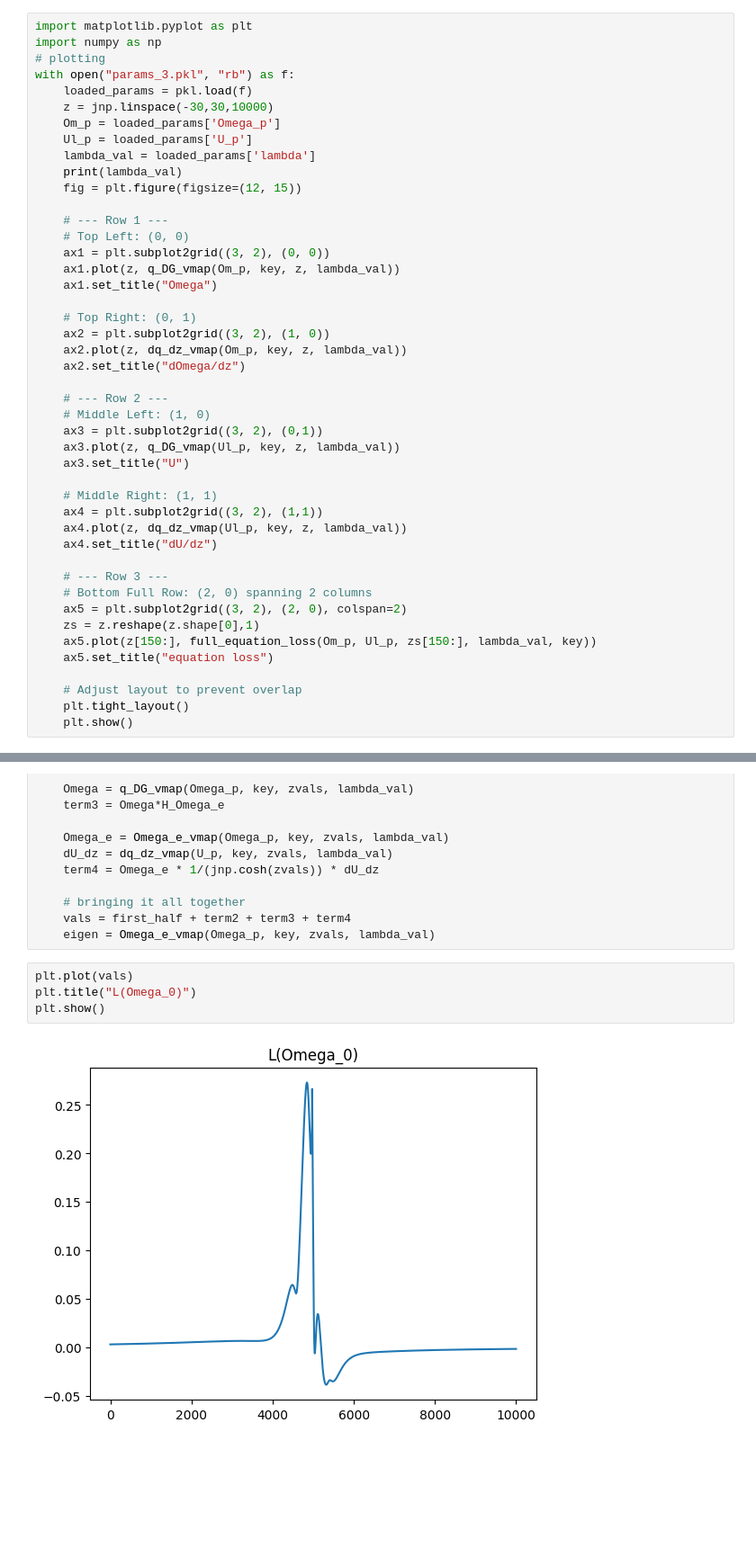
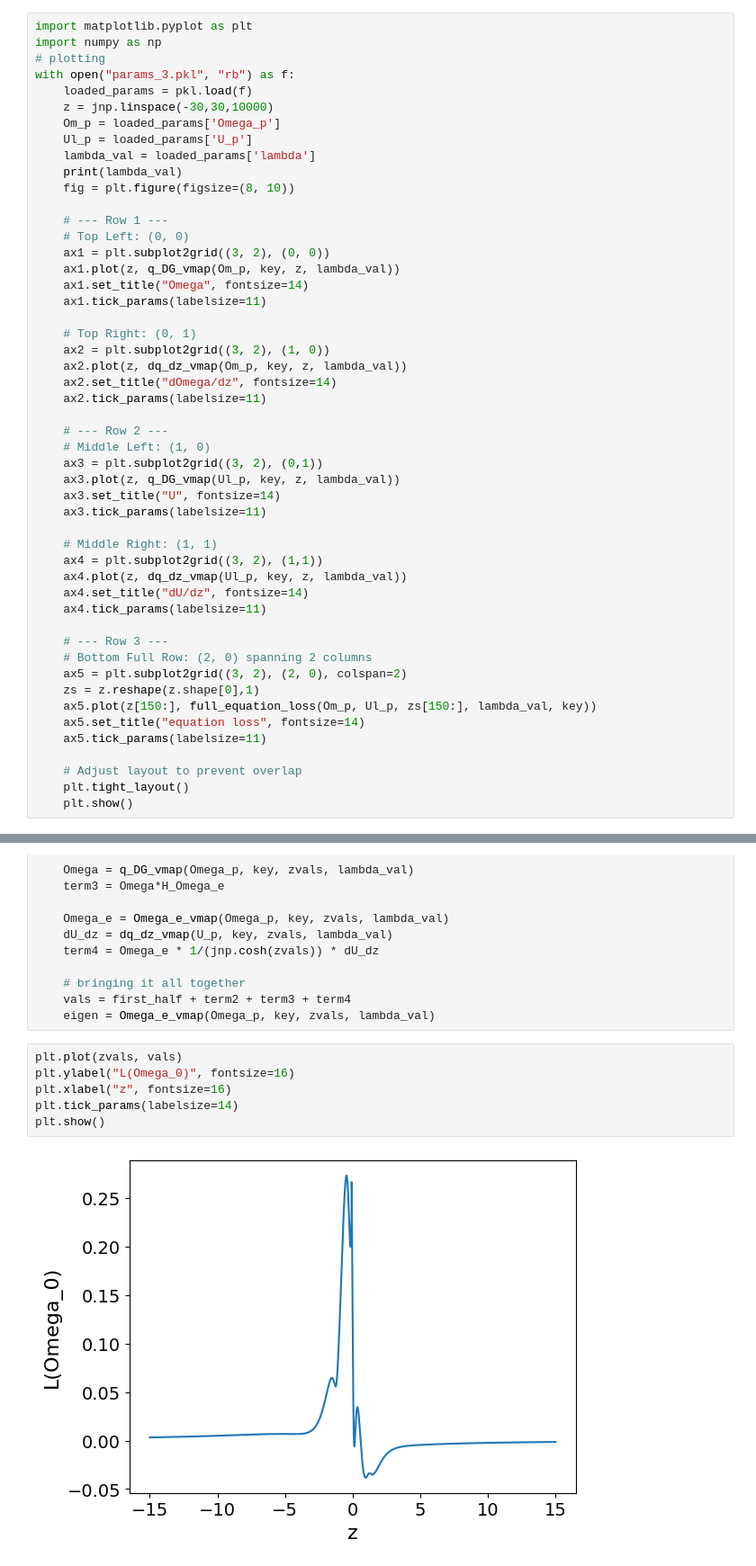
Before and after one commit to mxpoch/Unstable-Singularities, a Jupyter notebook: notepad.ipynb, the cells around one changed output, grey strips where cells are left out. Shown at 90% size. Saved outputs shown, nothing was run; the diff lists cells and outputs as text; blank space fills up the shorter version.

Commit message:
added some updates to the plots

```diff
--- a/notepad.ipynb
+++ b/notepad.ipynb
@@ -397,36 +397,41 @@ with open("params_3.pkl", "rb") as f:
     Ul_p = loaded_params['U_p']
     lambda_val = loaded_params['lambda']
     print(lambda_val)
-    fig = plt.figure(figsize=(12, 15))
+    fig = plt.figure(figsize=(8, 10))
 
     # --- Row 1 ---
     # Top Left: (0, 0)
     ax1 = plt.subplot2grid((3, 2), (0, 0))
     ax1.plot(z, q_DG_vmap(Om_p, key, z, lambda_val))
-    ax1.set_title("Omega")
+    ax1.set_title("Omega", fontsize=14)
+    ax1.tick_params(labelsize=11)
 
     # Top Right: (0, 1)
     ax2 = plt.subplot2grid((3, 2), (1, 0))
     ax2.plot(z, dq_dz_vmap(Om_p, key, z, lambda_val))
-    ax2.set_title("dOmega/dz")
+    ax2.set_title("dOmega/dz", fontsize=14)
+    ax2.tick_params(labelsize=11)
 
     # --- Row 2 ---
     # Middle Left: (1, 0)
     ax3 = plt.subplot2grid((3, 2), (0,1))
     ax3.plot(z, q_DG_vmap(Ul_p, key, z, lambda_val))
-    ax3.set_title("U")
+    ax3.set_title("U", fontsize=14)
+    ax3.tick_params(labelsize=11)
 
     # Middle Right: (1, 1)
     ax4 = plt.subplot2grid((3, 2), (1,1))
     ax4.plot(z, dq_dz_vmap(Ul_p, key, z, lambda_val))
-    ax4.set_title("dU/dz")
+    ax4.set_title("dU/dz", fontsize=14)
+    ax4.tick_params(labelsize=11)
 
     # --- Row 3 ---
     # Bottom Full Row: (2, 0) spanning 2 columns
     ax5 = plt.subplot2grid((3, 2), (2, 0), colspan=2)
     zs = z.reshape(z.shape[0],1)
     ax5.plot(z[150:], full_equation_loss(Om_p, Ul_p, zs[150:], lambda_val, key))
-    ax5.set_title("equation loss")
+    ax5.set_title("equation loss", fontsize=14)
+    ax5.tick_params(labelsize=11)
 
     # Adjust layout to prevent overlap
     plt.tight_layout()
@@ -523,11 +528,13 @@ with open("params_3.pkl", "rb") as f:
     vals = first_half + term2 + term3 + term4
     eigen = Omega_e_vmap(Omega_p, key, zvals, lambda_val)
 # %%
-plt.plot(vals)
-plt.title("L(Omega_0)")
+plt.plot(zvals, vals)
+plt.ylabel("L(Omega_0)", fontsize=16)
+plt.xlabel("z", fontsize=16)
+plt.tick_params(labelsize=14)
 plt.show()
 # %% [output]
-[figure, old version]
+[figure, new version]
 # %%
 eigen = Omega_e_vmap(Omega_p, key, zvals, lambda_val)
 # Assuming 'eigen' and 'vals' are your data arrays
```
Also changed, not shown: parts of 2 cells of this notebook, 2 other files.
